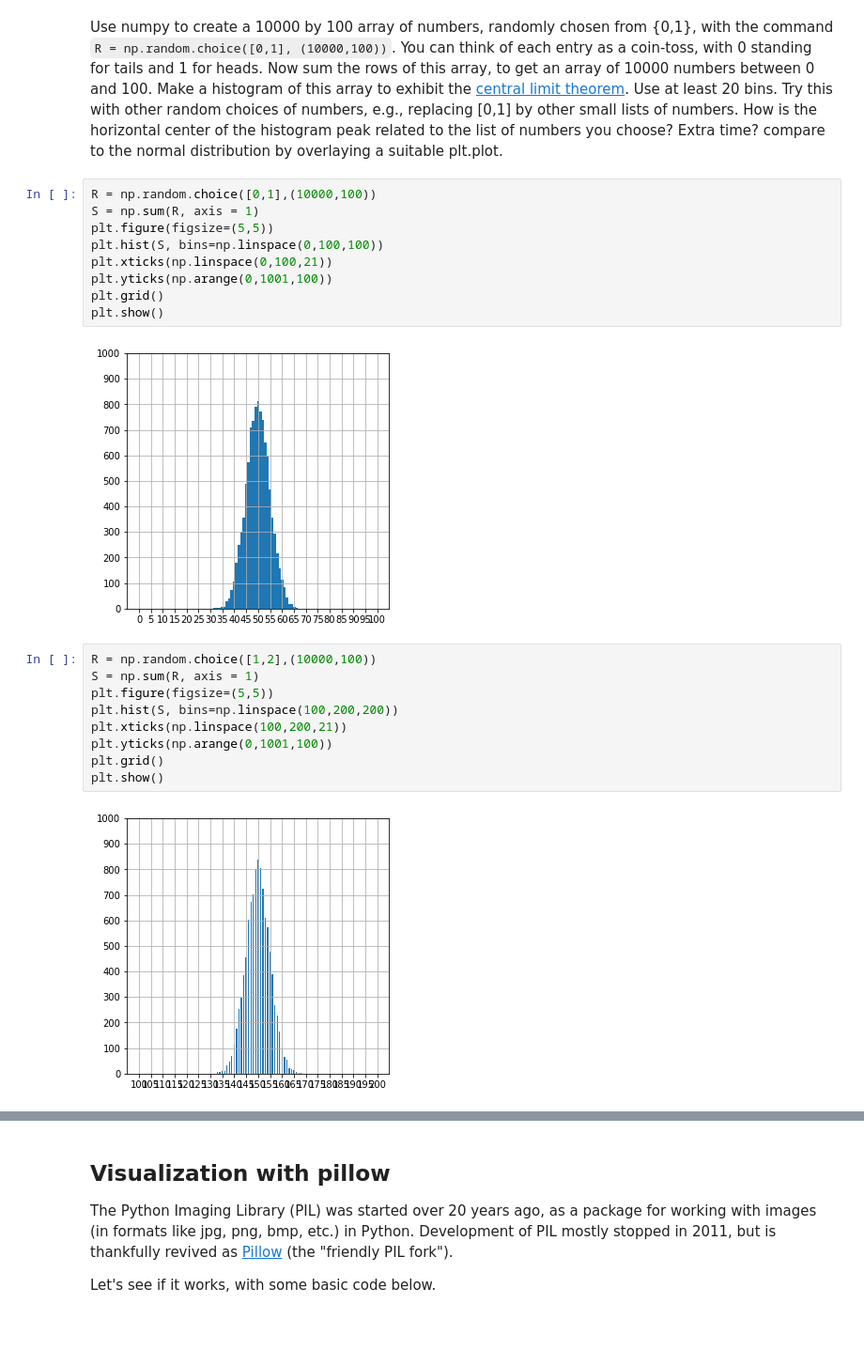
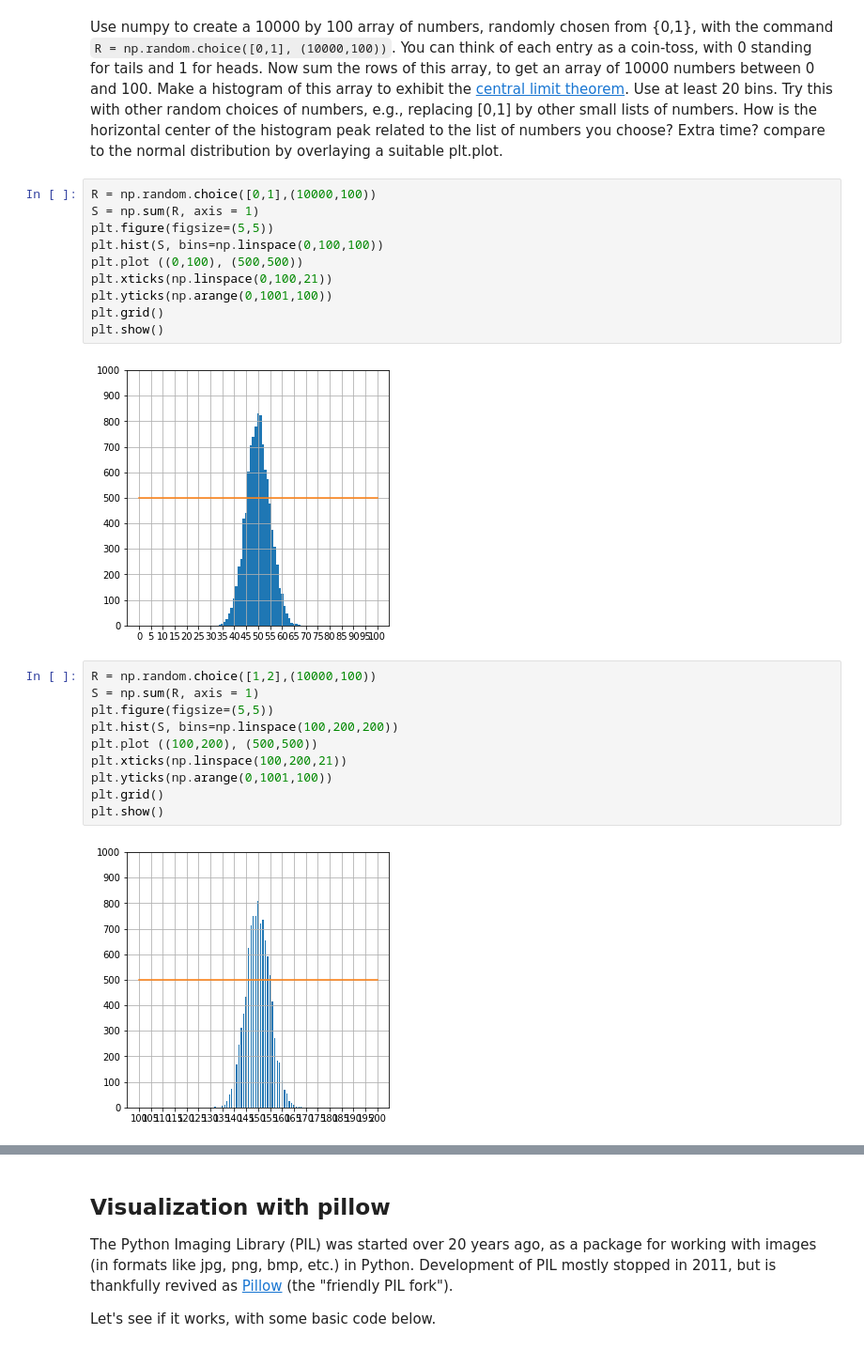
Before and after one commit to joazunig/Math-152, a Jupyter notebook: P4M_Notebook_4.ipynb, the cells around one changed output, grey strips where cells are left out. Shown at 94% size. Saved outputs shown, nothing was run; the diff lists cells and outputs as text.

```diff
--- a/P4M_Notebook_4.ipynb
+++ b/P4M_Notebook_4.ipynb
@@ -1271,22 +1297,24 @@ Use numpy to create a 10000 by 100 array of numbers, randomly chosen from {0,1},
 # %%
 R = np.random.choice([0,1],(10000,100))
 S = np.sum(R, axis = 1)
 plt.figure(figsize=(5,5))
 plt.hist(S, bins=np.linspace(0,100,100))
+plt.plot ((0,100), (500,500))
 plt.xticks(np.linspace(0,100,21))
 plt.yticks(np.arange(0,1001,100))
 plt.grid()
 plt.show()
 # %% [output]
-[figure, old version]
+[figure, new version]
 # %%
 R = np.random.choice([1,2],(10000,100))
 S = np.sum(R, axis = 1)
 plt.figure(figsize=(5,5))
 plt.hist(S, bins=np.linspace(100,200,200))
+plt.plot ((100,200), (500,500))
 plt.xticks(np.linspace(100,200,21))
 plt.yticks(np.arange(0,1001,100))
 plt.grid()
 plt.show()
 # %% [output]
-[figure, old version]
+[figure, new version]
```
Also changed, not shown: parts of 18 cells of this notebook.
